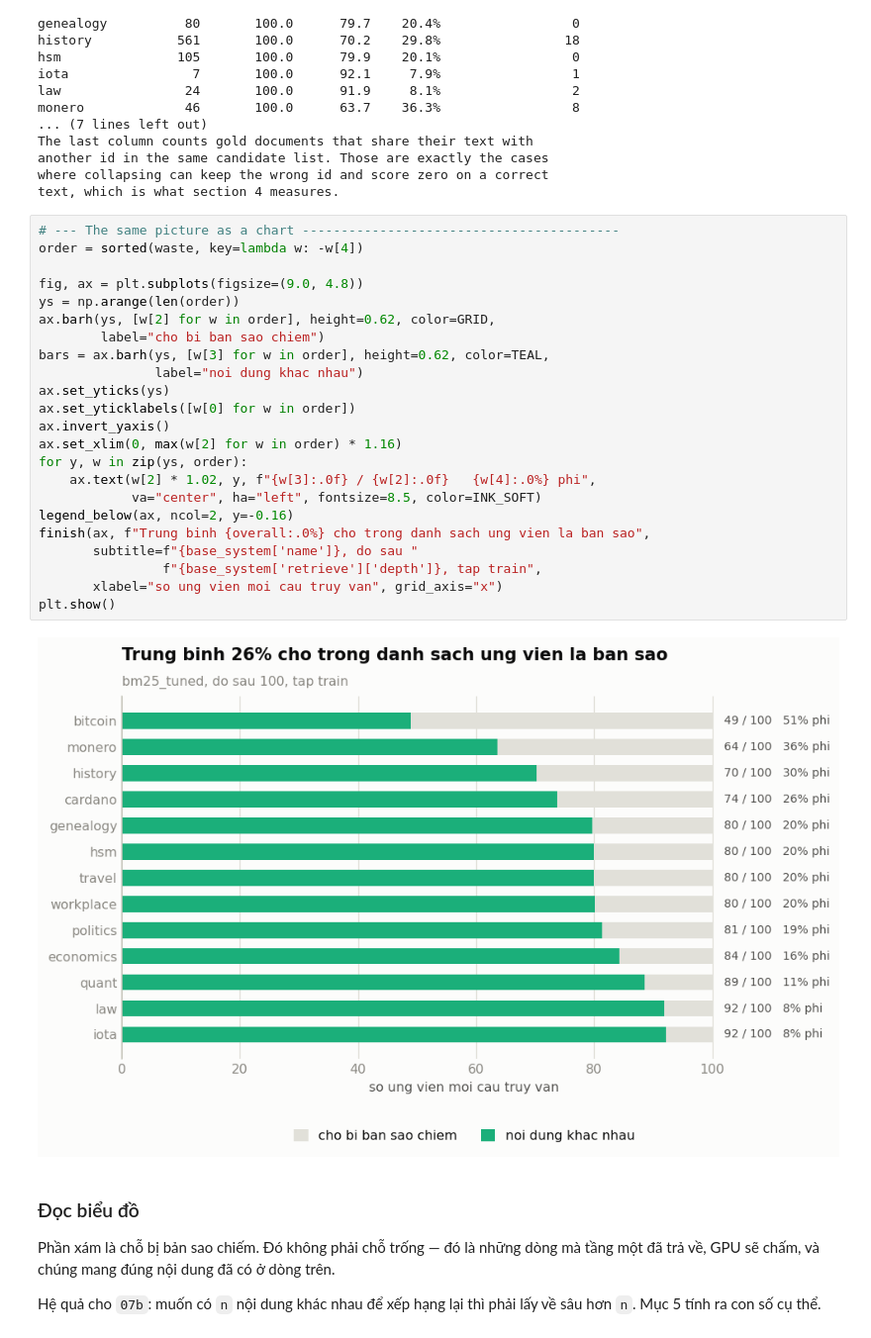
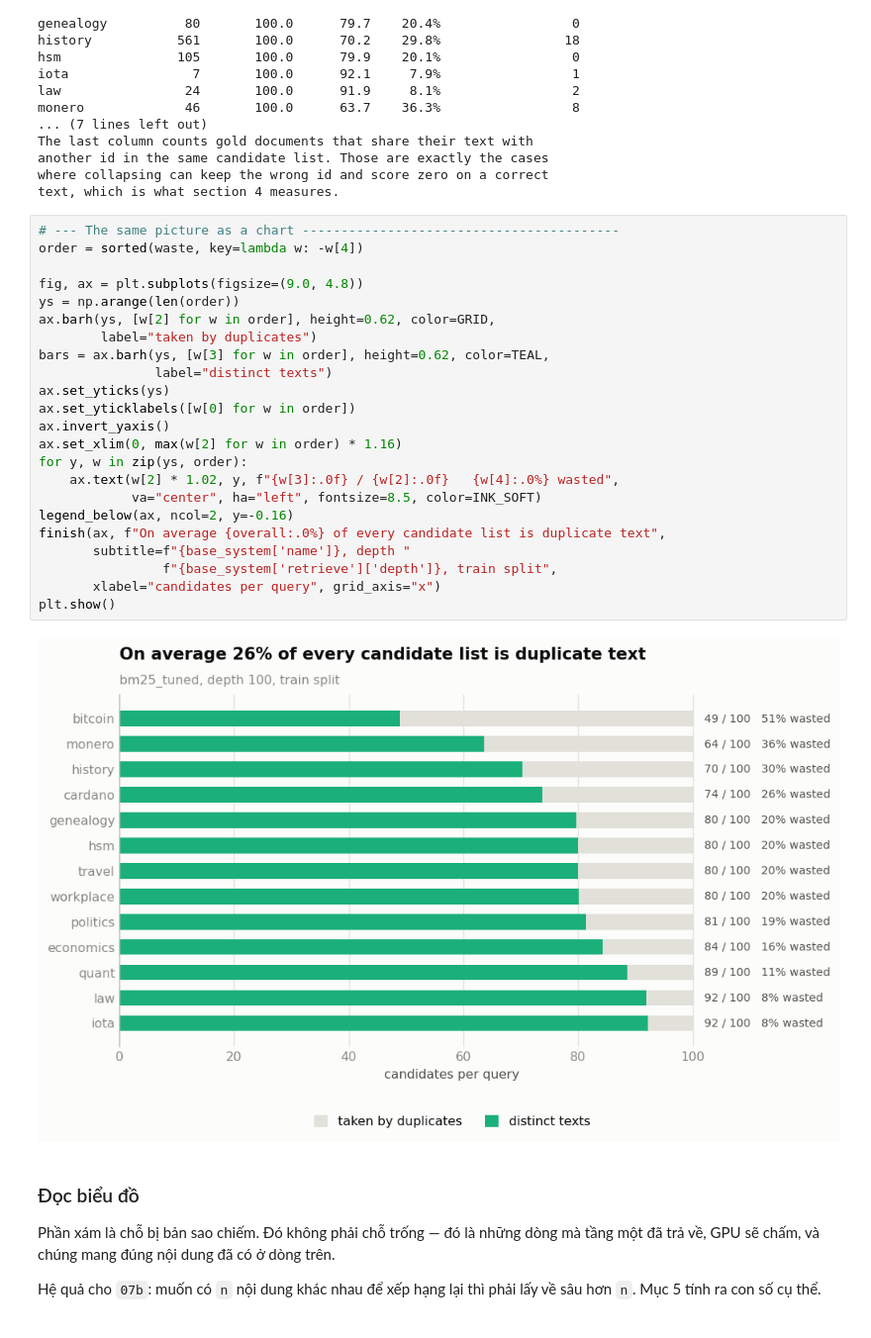
Before and after one commit to peotrannnn/RETECO, a Jupyter notebook: notebooks/07a_dedup.ipynb, the cells around one changed output. Shown at 99% size. Saved outputs shown, nothing was run; the diff lists cells and outputs as text.

Commit message:
07a: update plots and report

```diff
--- a/notebooks/07a_dedup.ipynb
+++ b/notebooks/07a_dedup.ipynb
@@ -308,28 +308,28 @@ text, which is what section 4 measures.
 # %%
 # --- The same picture as a chart -----------------------------------------
 order = sorted(waste, key=lambda w: -w[4])
 
 fig, ax = plt.subplots(figsize=(9.0, 4.8))
 ys = np.arange(len(order))
 ax.barh(ys, [w[2] for w in order], height=0.62, color=GRID,
-        label="cho bi ban sao chiem")
+        label="taken by duplicates")
 bars = ax.barh(ys, [w[3] for w in order], height=0.62, color=TEAL,
-               label="noi dung khac nhau")
+               label="distinct texts")
 ax.set_yticks(ys)
 ax.set_yticklabels([w[0] for w in order])
 ax.invert_yaxis()
 ax.set_xlim(0, max(w[2] for w in order) * 1.16)
 for y, w in zip(ys, order):
-    ax.text(w[2] * 1.02, y, f"{w[3]:.0f} / {w[2]:.0f}   {w[4]:.0%} phi",
+    ax.text(w[2] * 1.02, y, f"{w[3]:.0f} / {w[2]:.0f}   {w[4]:.0%} wasted",
             va="center", ha="left", fontsize=8.5, color=INK_SOFT)
 legend_below(ax, ncol=2, y=-0.16)
-finish(ax, f"Trung binh {overall:.0%} cho trong danh sach ung vien la ban sao",
-       subtitle=f"{base_system['name']}, do sau "
-                f"{base_system['retrieve']['depth']}, tap train",
-       xlabel="so ung vien moi cau truy van", grid_axis="x")
+finish(ax, f"On average {overall:.0%} of every candidate list is duplicate text",
+       subtitle=f"{base_system['name']}, depth "
+                f"{base_system['retrieve']['depth']}, train split",
+       xlabel="candidates per query", grid_axis="x")
 plt.show()
 # %% [output]
-[figure, old version]
+[figure, new version]
 # %% [markdown]
 ### Đọc biểu đồ
 
```
Also changed, not shown: parts of 4 cells of this notebook, 8 other files.
